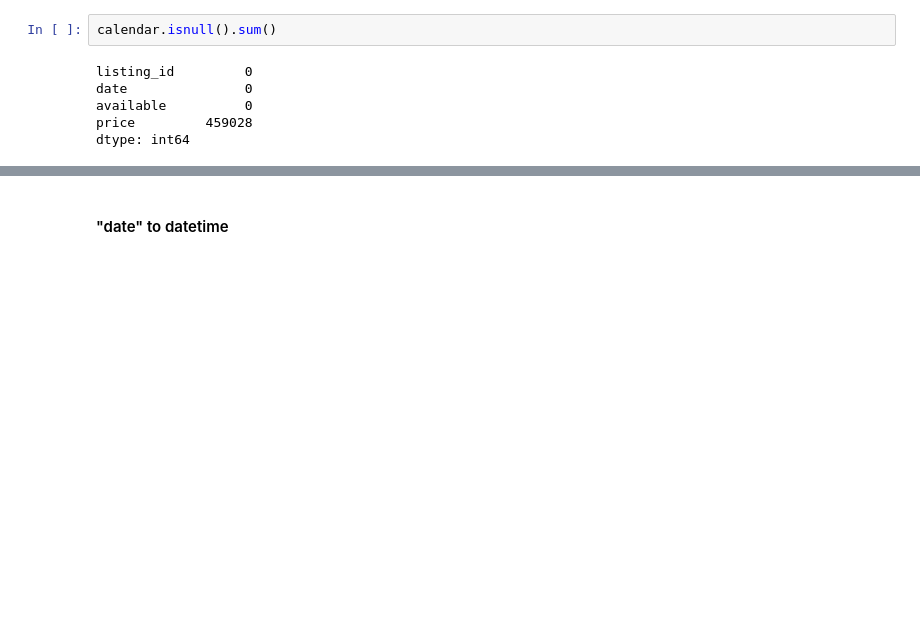
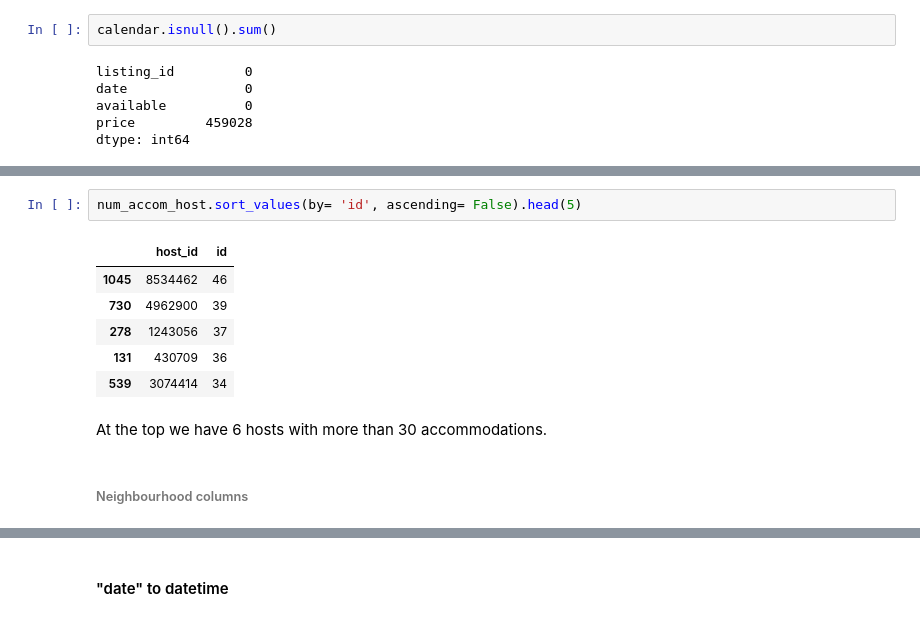
Before and after one commit to belmino15/Seattle_AirBnB_Medium, a Jupyter notebook: jupyters/Seattle_AirBnB_medium.ipynb, the cells around one changed output, grey strips where cells are left out. Cells and saved outputs as stored; diff of their text form; blank space fills up the shorter version.

```diff
--- a/jupyters/Seattle_AirBnB_medium.ipynb
+++ b/jupyters/Seattle_AirBnB_medium.ipynb
@@ -42,0 +114,13 @@ dtype: int64
+# %%
+num_accom_host.sort_values(by= 'id', ascending= False).head(5)
+# %% [output]
+|  | host_id | id |
+| 1045 | 8534462 | 46 |
+| 730 | 4962900 | 39 |
+| 278 | 1243056 | 37 |
+| 131 | 430709 | 36 |
+| 539 | 3074414 | 34 |
+# %% [markdown]
+At the top we have 6 hosts with more than 30 accommodations.
+# %% [markdown]
+###### Neighbourhood columns
```
Also changed, not shown: parts of 91 cells of this notebook, 1 other file.
